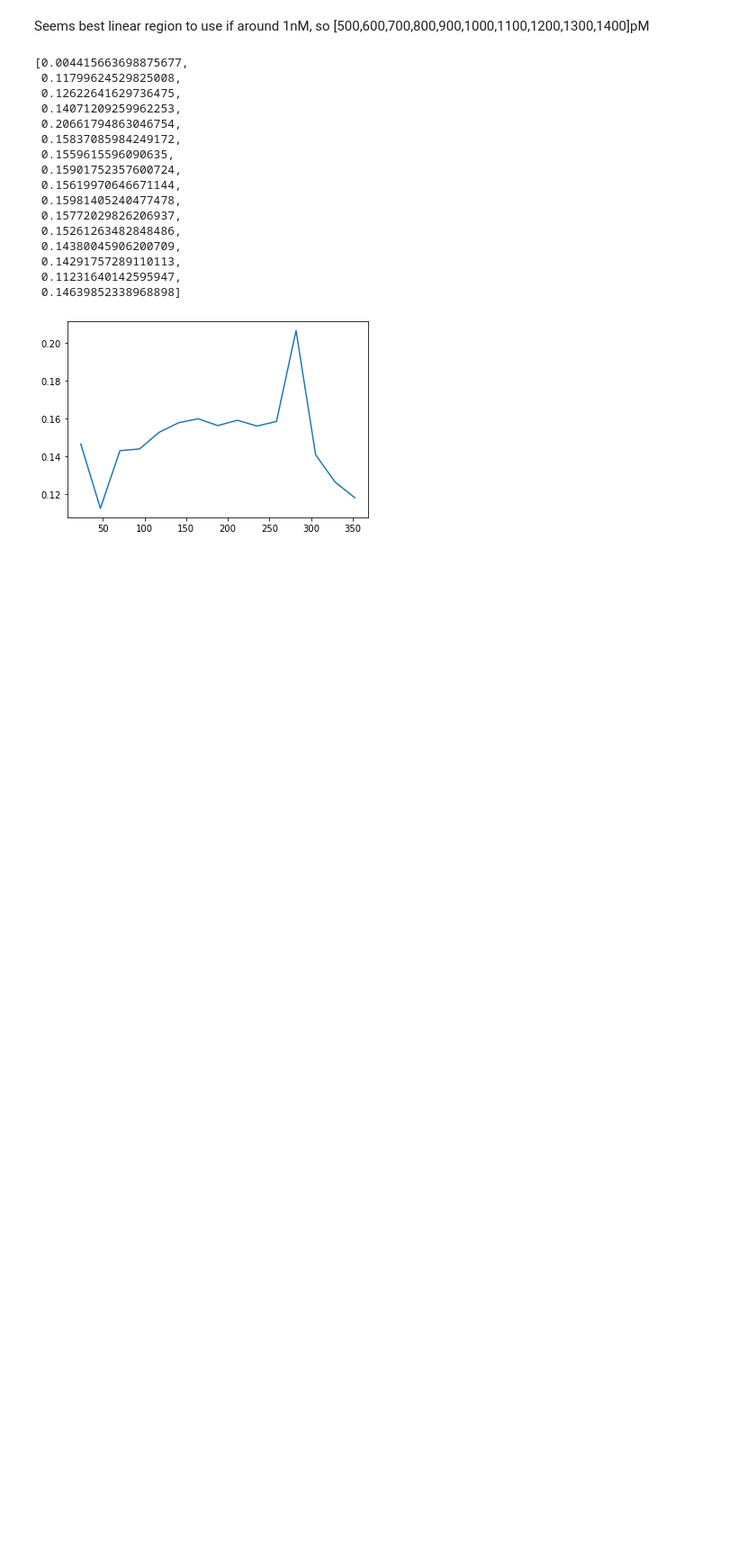
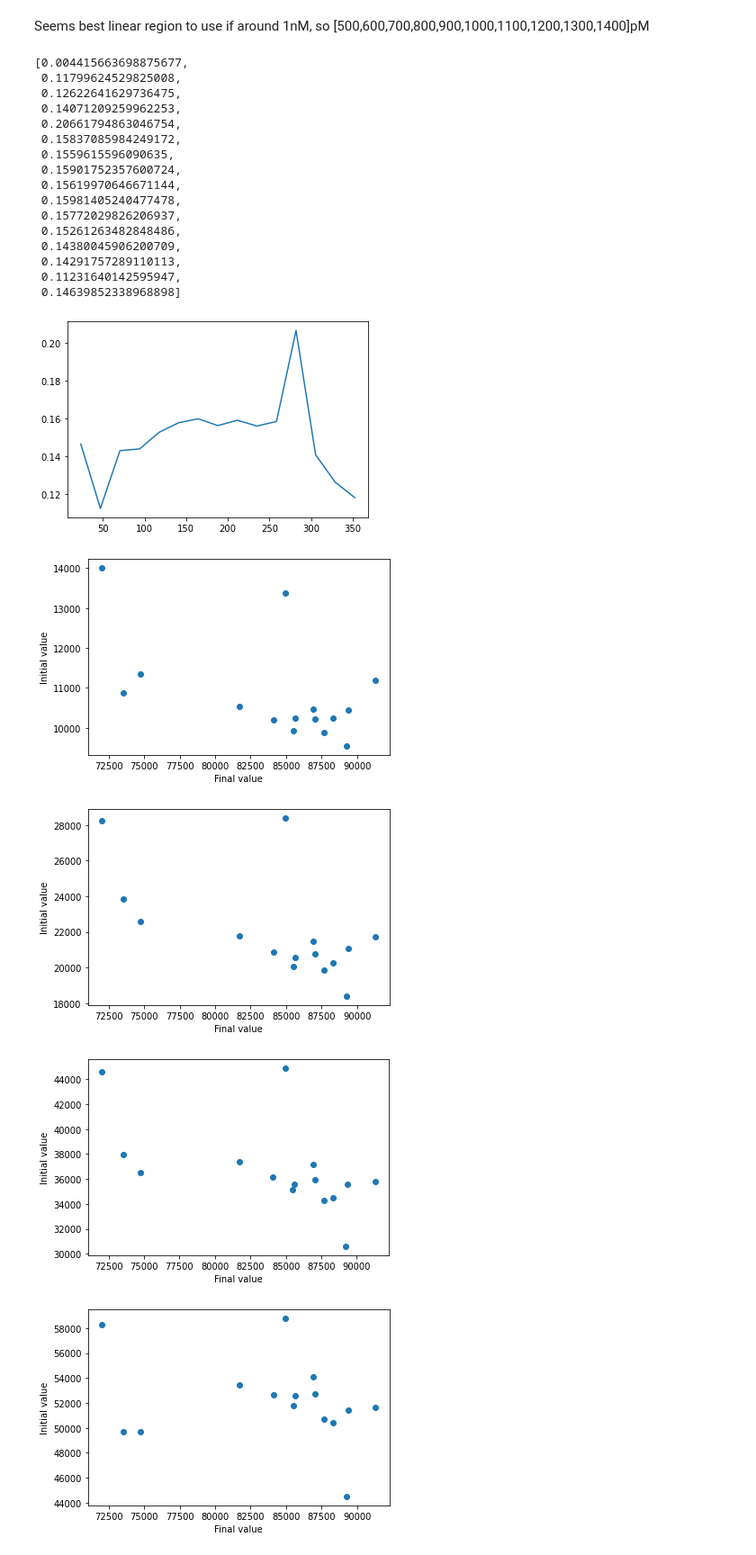
Before and after one commit to brendanhuo/IIB_project, a Jupyter notebook: LoD_analysis.ipynb, the cells around one changed output. Shown at 90% size. Drawn from its saved outputs; the diff is of its cells as text; code cells hidden in the pictures; blank space fills up the shorter version.

```diff
--- a/2022_2_27_FQCasCleavage_ssDNA_target_titration.ipynb
+++ b/LoD_analysis.ipynb
@@ -8,0 +11,5 @@ import plotly.graph_objects as go
+# %%
+#Remember to set these to correct values
+replicatesnum = 24
+numsamples = 16
+rox = True
@@ -283,6 +320,7 @@ plt.show()
 # %%
 limitDs = []
-for replicate in range(1,25):
+for replicate in range(1,replicatesnum+1):
+    ### Comment out / add if more/less samples
     Trip1 = df1.loc['Sample X1'][:replicate]
     Trip1_mean = Trip1.mean(axis=0)
     Trip1_std = Trip1.std(axis=0)
@@ -430,3 +468,38 @@ plt.plot(concs,ks[1:][::-1])
 plt.show()
 # %% [output]
 [figure]
+# %%
+x= np.array(Trip_mean)[1:, -1]
+y= np.array(Trip_mean)[1:, 0]
+plt.xlabel('Final value');plt.ylabel('Initial value')
+plt.scatter(x,y);plt.show()
+
+x= np.array(Trip_mean)[1:, -1]
+y= np.array(Trip_mean)[1:, 1]
+plt.xlabel('Final value');plt.ylabel('Initial value')
+plt.scatter(x,y);plt.show()
+
+x= np.array(Trip_mean)[1:, -1]
+y= np.array(Trip_mean)[1:, 2]
+plt.xlabel('Final value');plt.ylabel('Initial value')
+plt.scatter(x,y);plt.show()
+
+x= np.array(Trip_mean)[1:, -1]
+y= np.array(Trip_mean)[1:, 3]
+plt.xlabel('Final value');plt.ylabel('Initial value')
+plt.scatter(x,y);plt.show()
+
+x= np.array(Trip_mean)[1:, -1]
+y= np.array(Trip_mean)[1:, 4]
+plt.xlabel('Final value');plt.ylabel('Initial value')
+plt.scatter(x,y);plt.show()
+
+x= np.array(Trip_mean)[1:, -1]
+y= np.array(Trip_mean)[1:, 5]
+plt.xlabel('Final value');plt.ylabel('Initial value')
+plt.scatter(x,y);plt.show()
+# %% [output]
+[figure, added]
+[figure, added]
+[figure, added]
+[figure, added]
```
Also changed, not shown: parts of 19 cells of this notebook, 3 other files.
